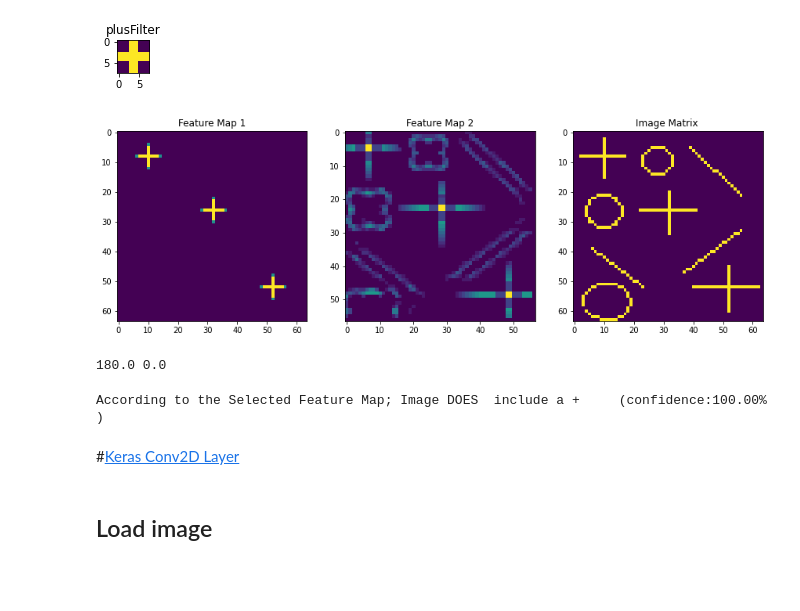
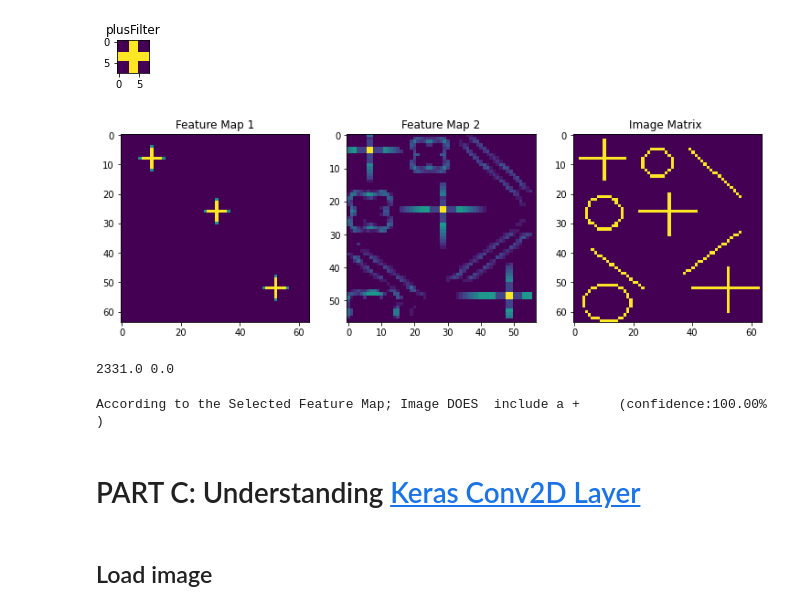
Before and after one commit to kmkarakaya/Deep-Learning-Tutorials, a Jupyter notebook: CNN_Filters_Conv2D.ipynb, the cells around one changed output. Saved outputs shown, nothing was run; the diff lists cells and outputs as text; code cells hidden in the pictures; blank space fills up the shorter version.

```diff
--- a/CNN_Filters_Conv2D.ipynb
+++ b/CNN_Filters_Conv2D.ipynb
@@ -61,7 +61,7 @@ Padded Matrix
 * You can use MS Paint **Resize** function
 # %%
 #@title Load Image
-fileName = "+8.png" #@param {type:"string"}
+fileName = "mix8.png" #@param {type:"string"}
 image = Image.open(fileName)
 # summarize some details about the image
 print('image.format: ', image.format)
@@ -385,29 +386,29 @@ for row in range(int(imageMatrix.shape[0]-plusFilter.shape[0])):
 # %%
 #@title Show Feature Maps as images
 
-figure(figsize=(20, 20))
+figure(figsize=(17, 17))
 plt.subplot(1, 4, 2)
 plt.title('Feature Map 1')
 featureMap1[featureMap1<0]=0
 plt.imshow(featureMap1, interpolation='nearest')
 plt.subplot(1, 4, 3)
 plt.title('Feature Map 2')
 featureMap2[featureMap2<0]=0
 plt.imshow(featureMap2, interpolation='nearest')
 plt.subplot(1, 4, 4)
 plt.title('Image Matrix ')
 plt.imshow(imageMatrix, interpolation='nearest')
 plt.show()
 # %% [output]
-[figure, old version]
+[figure, new version]
 # %%
-selectedFeatureMap = featureMap1
+selectedFeatureMap = featureMap2
 totalPos= selectedFeatureMap[selectedFeatureMap>0].sum()
 totalNeg= selectedFeatureMap[selectedFeatureMap<0].sum()
 
 print(totalPos,totalNeg)
 # %% [output]
-180.0 0.0
+2331.0 0.0
 # %%
 confidence= totalPos/(totalPos-totalNeg)*100
 if confidence <50:
@@ -419,7 +420,7 @@ else:
 # %% [output]
 According to the Selected Feature Map; Image DOES  include a +     (confidence:100.00% )
 # %% [markdown]
-#[Keras Conv2D Layer](https://keras.io/api/layers/convolution_layers/convolution2d/)
+# PART C: Understanding [Keras Conv2D Layer](https://keras.io/api/layers/convolution_layers/convolution2d/)
 # %% [markdown]
 ## Load image
 # %%
```
Also changed, not shown: parts of 16 cells of this notebook.
